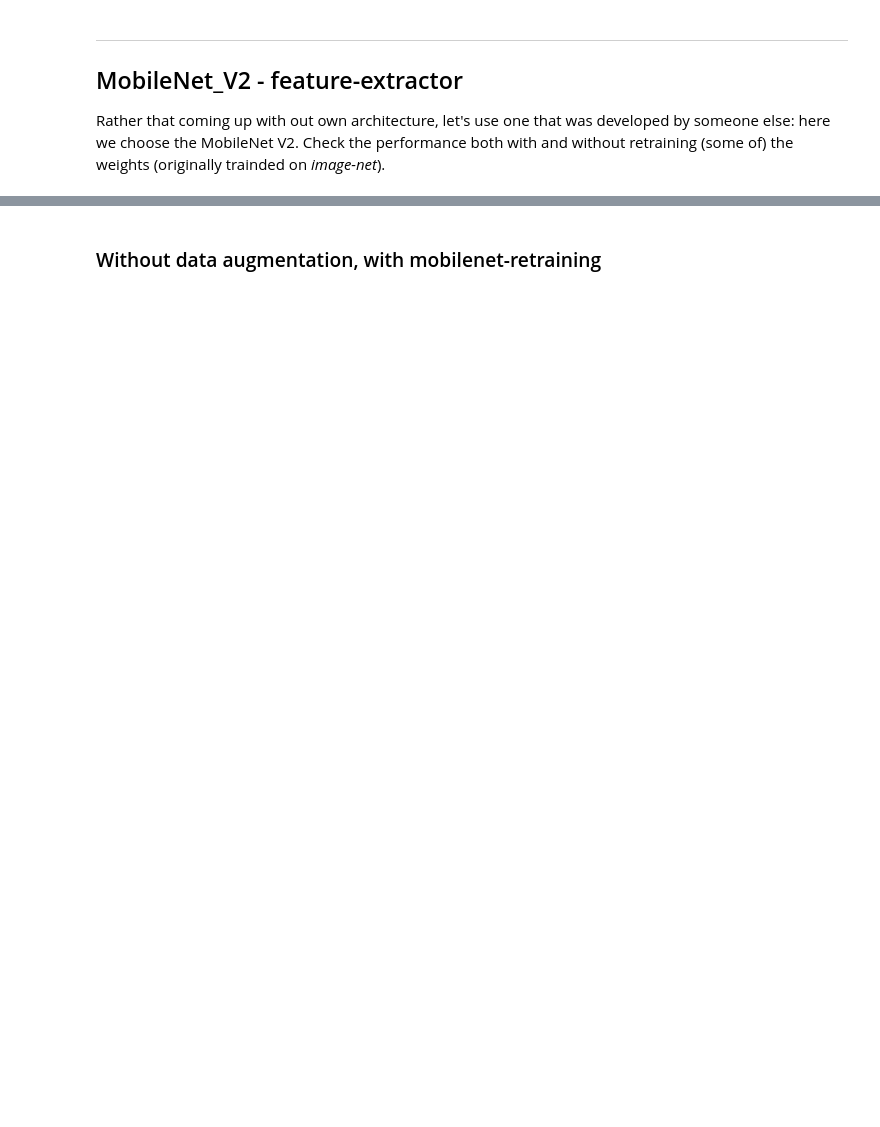
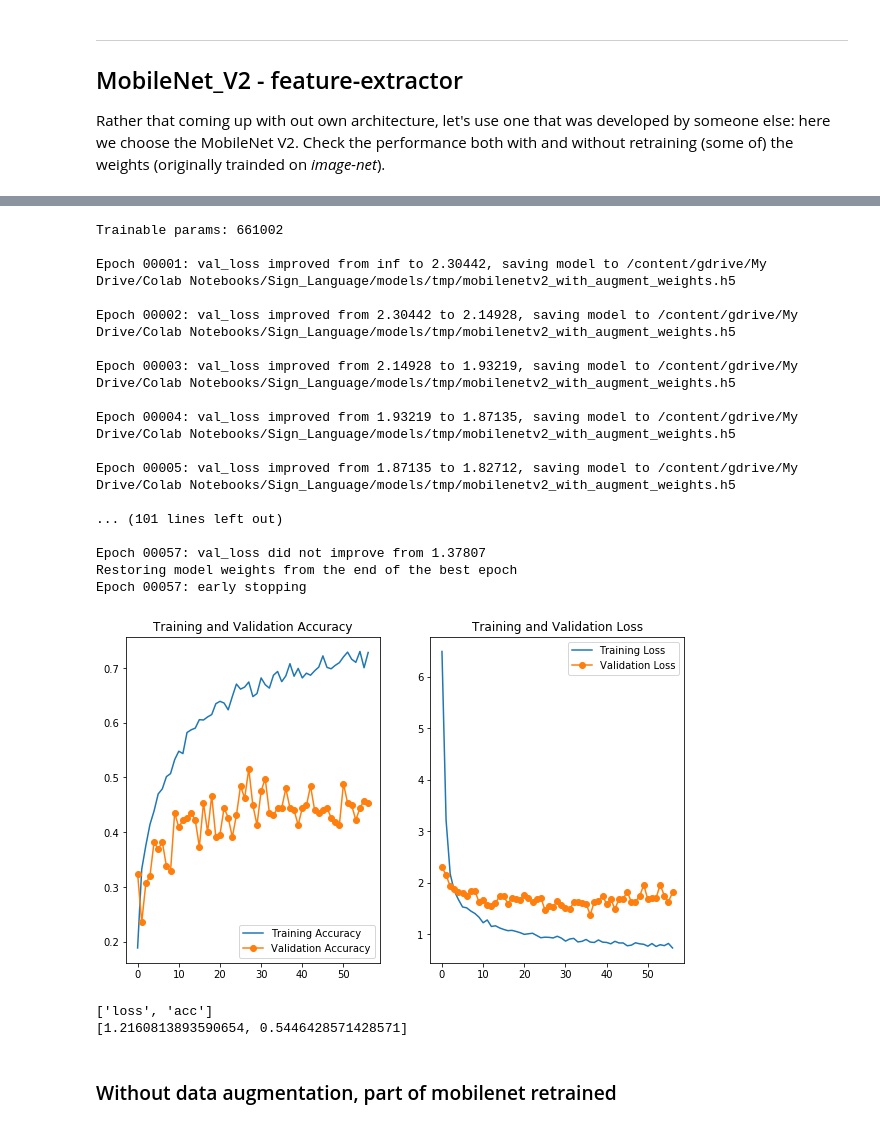
Before and after one commit to olszewskip/Sign_Language, a Jupyter notebook: playground_colab.ipynb, the cells around one changed output, grey strips where cells are left out. Drawn from its saved outputs; the diff is of its cells as text; code cells hidden in the pictures; blank space fills up the shorter version.

```diff
--- a/playground_colab.ipynb
+++ b/playground_colab.ipynb
@@ -453,35 +502,54 @@ model3.evaluate_generator(test_gen,
 
 *Note: The validation data is also augmented.*
-# %%
-image_dim = 128
-
-model4 = mobile_net_v2(image_dim, retrain=False)
-
-print("Trainable params:", count_trainable(model4))
 # %%
-LR_4 = 0.001
+desc = "mobilenetv2_with_augment"
 
-model4.compile(optimizer=Adam(lr=LR_4),
+model4 = mobile_net_v2(image_dim, retrain_fraction=0)
+
+print("Trainable params:", count_trainable(model4))
+
+model4.compile(optimizer=Adam(lr=LR),
                loss='categorical_crossentropy',
                metrics=['accuracy'])
-
-train_gen.reset()
-val_gen.reset()
 
 history4 = train_model(model4,
                        train_gen_augment,
                        val_gen_augment,
-                       "mobilenetv2_with_augment_weights.h5",
+                       f"{desc}_weights.h5",
                        0)
 
 plot_history(history4)
 
 print(model4.metrics_names)
 
-model4.evaluate_generator(val_gen_augment,
-                          steps = int(np.ceil(val_gen_augment.samples / BATCH_SIZE)))\
-,\
-model4.evaluate_generator(test_gen,
-                          steps = int(np.ceil(test_gen.samples / BATCH_SIZE)))
+# model4.evaluate_generator(val_gen_augment,
+#                           steps = int(np.ceil(val_gen_augment.samples / BATCH_SIZE)))\
+# ,\
+result\
+= model4.evaluate_generator(test_gen,
+                            steps = int(np.ceil(test_gen.samples / BATCH_SIZE)))
+model_results[4] = (desc, result)
+print(result)
+# %% [output]
+Trainable params: 661002
+
+Epoch 00001: val_loss improved from inf to 2.30442, saving model to /content/gdrive/My Drive/Colab Notebooks/Sign_Language/models/tmp/mobilenetv2_with_augment_weights.h5
+
+Epoch 00002: val_loss improved from 2.30442 to 2.14928, saving model to /content/gdrive/My Drive/Colab Notebooks/Sign_Language/models/tmp/mobilenetv2_with_augment_weights.h5
+
+Epoch 00003: val_loss improved from 2.14928 to 1.93219, saving model to /content/gdrive/My Drive/Colab Notebooks/Sign_Language/models/tmp/mobilenetv2_with_augment_weights.h5
+
+Epoch 00004: val_loss improved from 1.93219 to 1.87135, saving model to /content/gdrive/My Drive/Colab Notebooks/Sign_Language/models/tmp/mobilenetv2_with_augment_weights.h5
+
+Epoch 00005: val_loss improved from 1.87135 to 1.82712, saving model to /content/gdrive/My Drive/Colab Notebooks/Sign_Language/models/tmp/mobilenetv2_with_augment_weights.h5
+
+... (101 lines left out)
+
+Epoch 00057: val_loss did not improve from 1.37807
+Restoring model weights from the end of the best epoch
+Epoch 00057: early stopping
+[figure, added]
+['loss', 'acc']
+[1.2160813893590654, 0.5446428571428571]
 # %% [markdown]
-### Without data augmentation, with mobilenet-retraining
+### Without data augmentation,  part of mobilenet retrained
```
Also changed, not shown: parts of 30 cells of this notebook.
